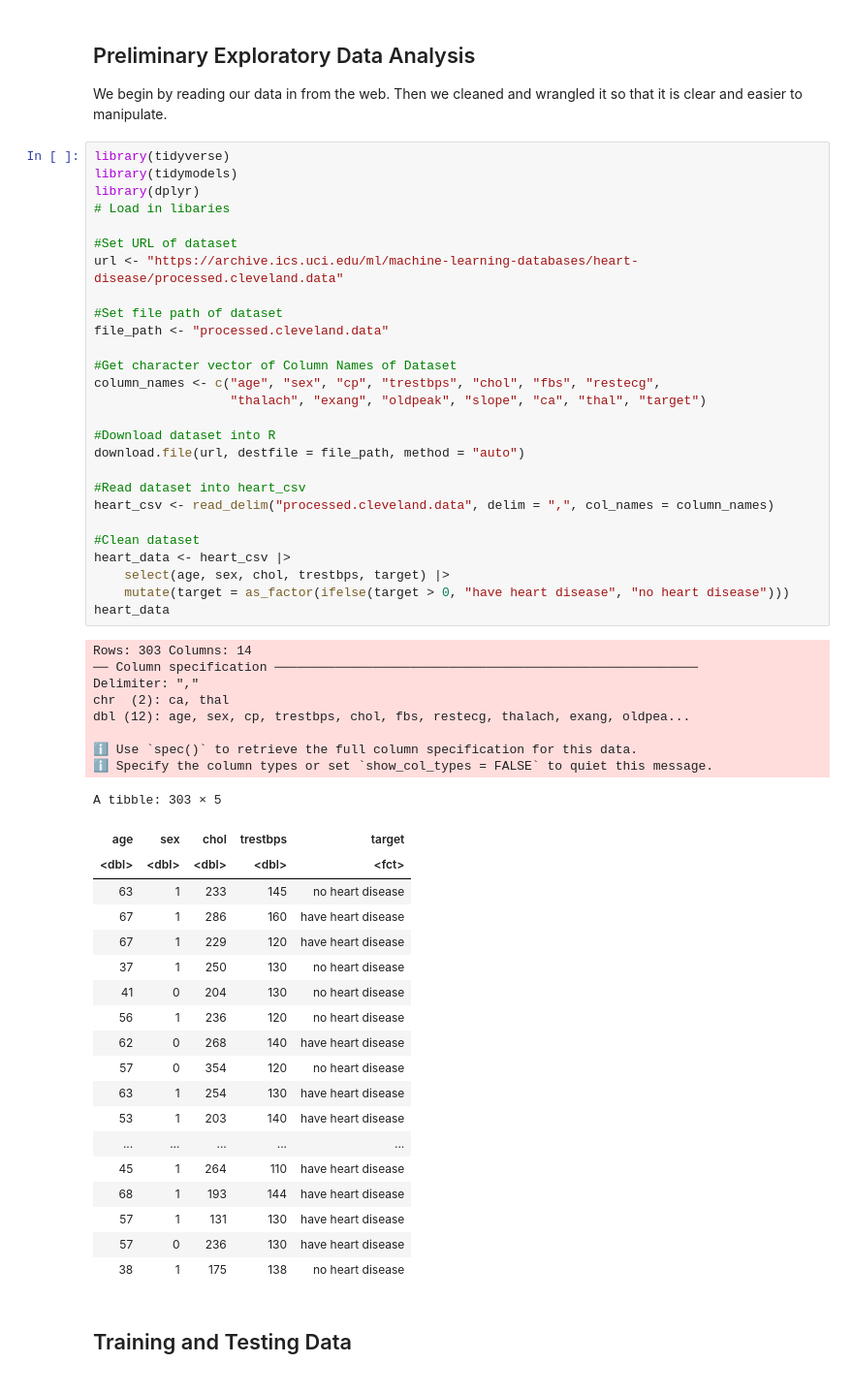
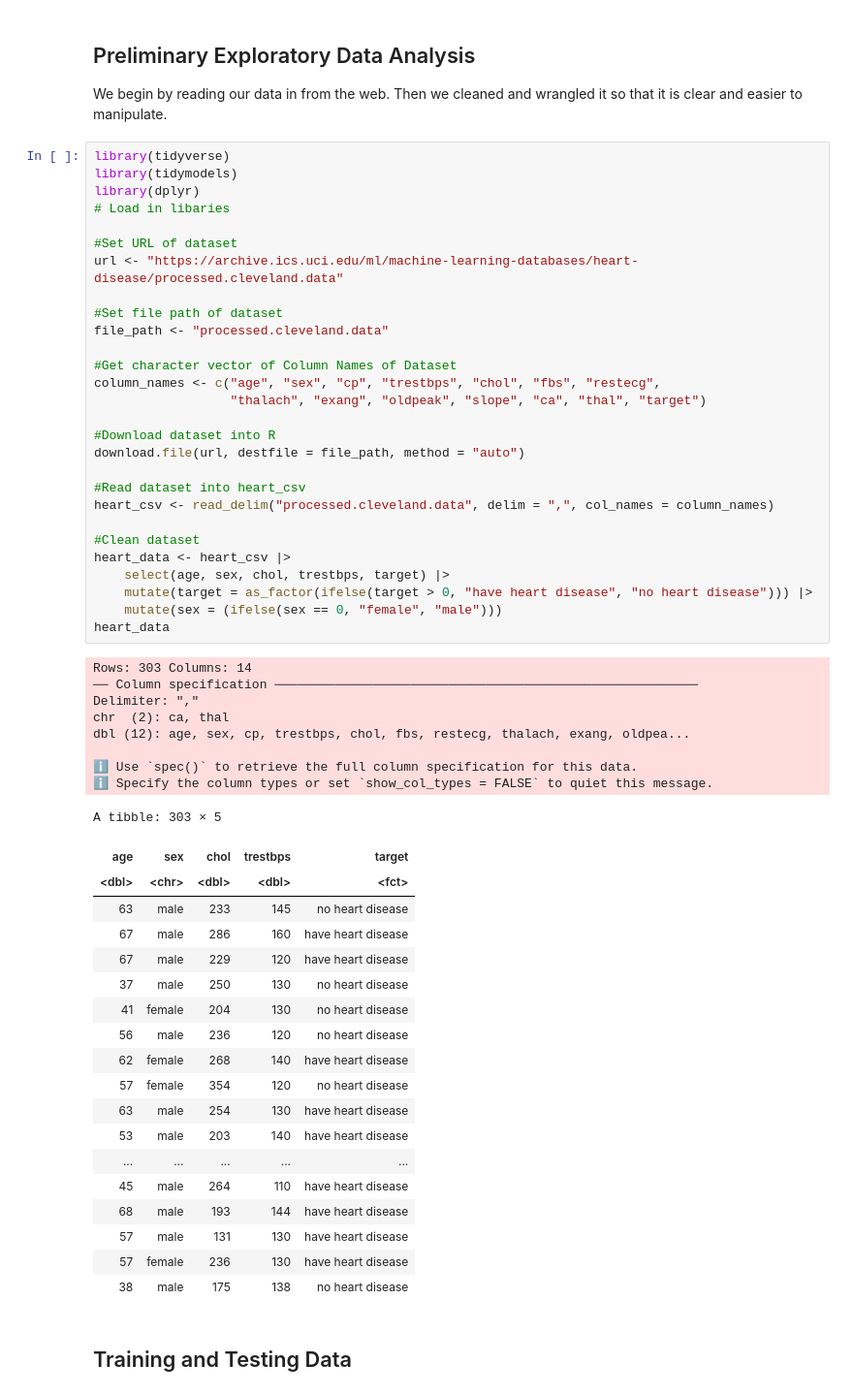
Before and after one commit to sandrapruner/DSCI-100-Project, a Jupyter notebook: Proposal.ipynb, the cells around one changed output. Shown at 97% size. Saved outputs shown, nothing was run; the diff lists cells and outputs as text.

```diff
--- a/Proposal.ipynb
+++ b/Proposal.ipynb
@@ -22,51 +22,52 @@ library(dplyr)
 url <- "https://archive.ics.uci.edu/ml/machine-learning-databases/heart-disease/processed.cleveland.data"
 
 #Set file path of dataset
 file_path <- "processed.cleveland.data"
 
 #Get character vector of Column Names of Dataset
 column_names <- c("age", "sex", "cp", "trestbps", "chol", "fbs", "restecg",
                   "thalach", "exang", "oldpeak", "slope", "ca", "thal", "target")
 
 #Download dataset into R
 download.file(url, destfile = file_path, method = "auto")
 
 #Read dataset into heart_csv
 heart_csv <- read_delim("processed.cleveland.data", delim = ",", col_names = column_names)
 
 #Clean dataset
 heart_data <- heart_csv |>
     select(age, sex, chol, trestbps, target) |>
-    mutate(target = as_factor(ifelse(target > 0, "have heart disease", "no heart disease")))
+    mutate(target = as_factor(ifelse(target > 0, "have heart disease", "no heart disease"))) |>
+    mutate(sex = (ifelse(sex == 0, "female", "male")))
 heart_data
 # %% [output]
 Rows: 303 Columns: 14
 ── Column specification ────────────────────────────────────────────────────────
 Delimiter: ","
 chr  (2): ca, thal
 dbl (12): age, sex, cp, trestbps, chol, fbs, restecg, thalach, exang, oldpea...
 
 ℹ Use `spec()` to retrieve the full column specification for this data.
 ℹ Specify the column types or set `show_col_types = FALSE` to quiet this message.
 A tibble: 303 × 5
 | age | sex | chol | trestbps | target |
-| <dbl> | <dbl> | <dbl> | <dbl> | <fct> |
-| 63 | 1 | 233 | 145 | no heart disease |
-| 67 | 1 | 286 | 160 | have heart disease |
-| 67 | 1 | 229 | 120 | have heart disease |
-| 37 | 1 | 250 | 130 | no heart disease |
-| 41 | 0 | 204 | 130 | no heart disease |
-| 56 | 1 | 236 | 120 | no heart disease |
-| 62 | 0 | 268 | 140 | have heart disease |
-| 57 | 0 | 354 | 120 | no heart disease |
-| 63 | 1 | 254 | 130 | have heart disease |
-| 53 | 1 | 203 | 140 | have heart disease |
+| <dbl> | <chr> | <dbl> | <dbl> | <fct> |
+| 63 | male | 233 | 145 | no heart disease |
+| 67 | male | 286 | 160 | have heart disease |
+| 67 | male | 229 | 120 | have heart disease |
+| 37 | male | 250 | 130 | no heart disease |
+| 41 | female | 204 | 130 | no heart disease |
+| 56 | male | 236 | 120 | no heart disease |
+| 62 | female | 268 | 140 | have heart disease |
+| 57 | female | 354 | 120 | no heart disease |
+| 63 | male | 254 | 130 | have heart disease |
+| 53 | male | 203 | 140 | have heart disease |
 | ... | ... | ... | ... | ... |
-| 45 | 1 | 264 | 110 | have heart disease |
-| 68 | 1 | 193 | 144 | have heart disease |
-| 57 | 1 | 131 | 130 | have heart disease |
-| 57 | 0 | 236 | 130 | have heart disease |
-| 38 | 1 | 175 | 138 | no heart disease |
+| 45 | male | 264 | 110 | have heart disease |
+| 68 | male | 193 | 144 | have heart disease |
+| 57 | male | 131 | 130 | have heart disease |
+| 57 | female | 236 | 130 | have heart disease |
+| 38 | male | 175 | 138 | no heart disease |
 # %% [markdown]
 ## Training and Testing Data
 # %%
```
Also changed, not shown: parts of 5 cells of this notebook.
